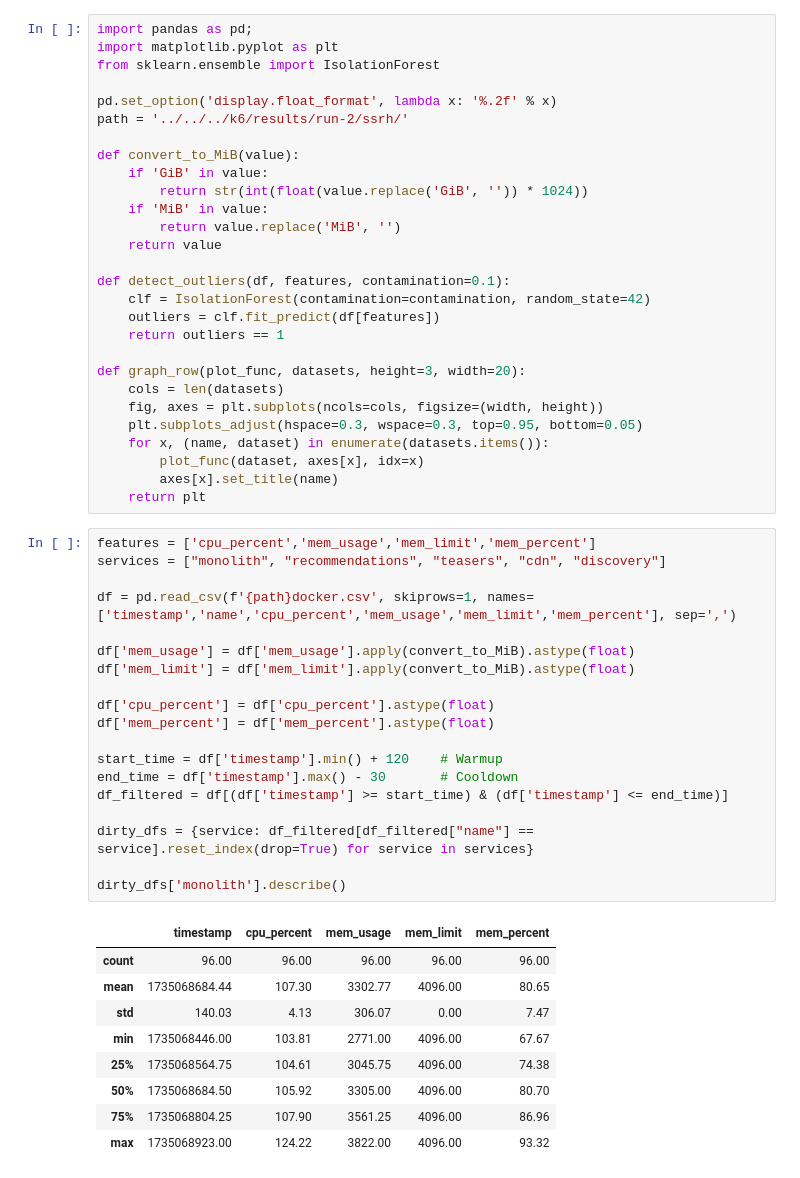
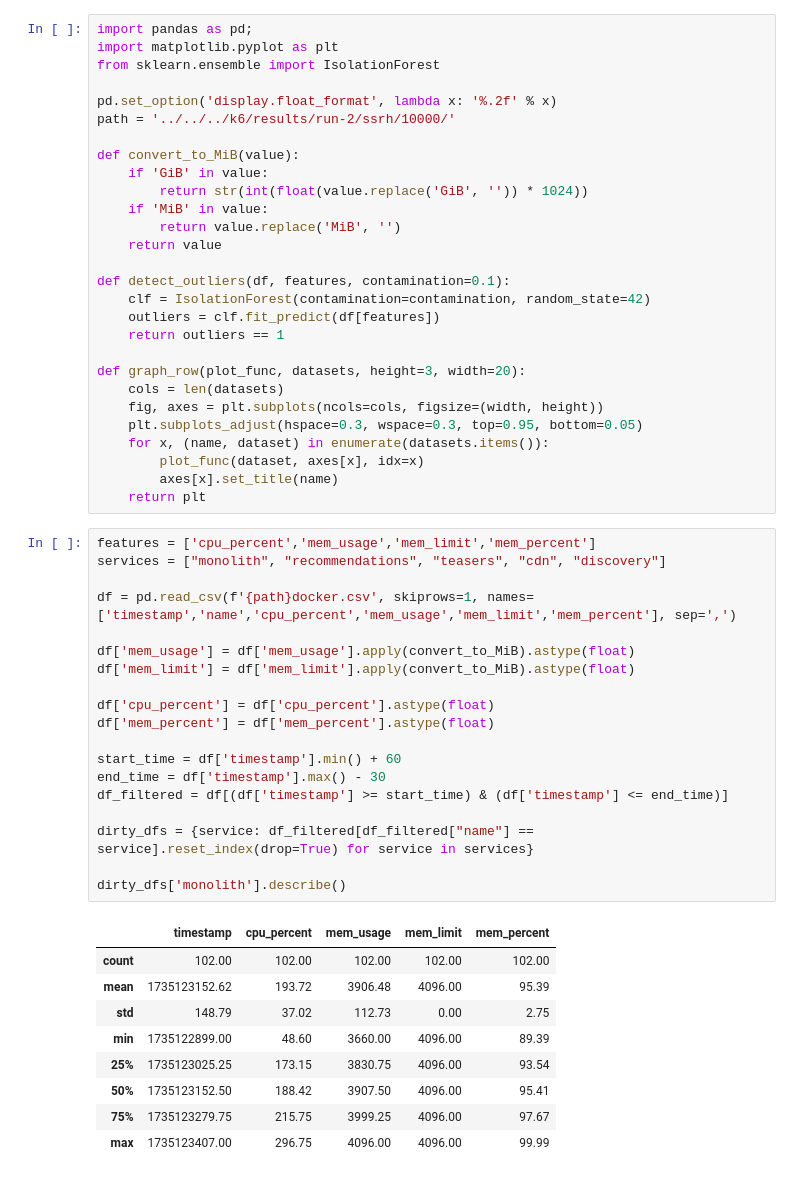
Before and after one commit to Aukevanoost/migrating-stateful-monoliths-to-microfrontends, a Jupyter notebook: analytics/notebooks/server/ssrh-docker.ipynb, the cells around one changed output. Drawn from its saved outputs; the diff is of its cells as text.

```diff
--- a/analytics/notebooks/server/ssrh-docker.ipynb
+++ b/analytics/notebooks/server/ssrh-docker.ipynb
@@ -4,7 +4,7 @@ import matplotlib.pyplot as plt
 from sklearn.ensemble import IsolationForest
 
 pd.set_option('display.float_format', lambda x: '%.2f' % x)
-path = '../../../k6/results/run-2/ssrh/'
+path = '../../../k6/results/run-2/ssrh/10000/'
 
 def convert_to_MiB(value):
     if 'GiB' in value:
@@ -29,32 +29,32 @@ def graph_row(plot_func, datasets, height=3, width=20):
 # %%
 features = ['cpu_percent','mem_usage','mem_limit','mem_percent']
 services = ["monolith", "recommendations", "teasers", "cdn", "discovery"]
 
 df = pd.read_csv(f'{path}docker.csv', skiprows=1, names=['timestamp','name','cpu_percent','mem_usage','mem_limit','mem_percent'], sep=',')
 
 df['mem_usage'] = df['mem_usage'].apply(convert_to_MiB).astype(float)
 df['mem_limit'] = df['mem_limit'].apply(convert_to_MiB).astype(float)
 
 df['cpu_percent'] = df['cpu_percent'].astype(float)
 df['mem_percent'] = df['mem_percent'].astype(float)
 
-start_time = df['timestamp'].min() + 120    # Warmup
-end_time = df['timestamp'].max() - 30       # Cooldown
+start_time = df['timestamp'].min() + 60
+end_time = df['timestamp'].max() - 30
 df_filtered = df[(df['timestamp'] >= start_time) & (df['timestamp'] <= end_time)]
 
 dirty_dfs = {service: df_filtered[df_filtered["name"] == service].reset_index(drop=True) for service in services}
 
 dirty_dfs['monolith'].describe()
 # %% [output]
 |  | timestamp | cpu_percent | mem_usage | mem_limit | mem_percent |
-| count | 96.00 | 96.00 | 96.00 | 96.00 | 96.00 |
-| mean | 1735068684.44 | 107.30 | 3302.77 | 4096.00 | 80.65 |
-| std | 140.03 | 4.13 | 306.07 | 0.00 | 7.47 |
-| min | 1735068446.00 | 103.81 | 2771.00 | 4096.00 | 67.67 |
-| 25% | 1735068564.75 | 104.61 | 3045.75 | 4096.00 | 74.38 |
-| 50% | 1735068684.50 | 105.92 | 3305.00 | 4096.00 | 80.70 |
-| 75% | 1735068804.25 | 107.90 | 3561.25 | 4096.00 | 86.96 |
-| max | 1735068923.00 | 124.22 | 3822.00 | 4096.00 | 93.32 |
+| count | 102.00 | 102.00 | 102.00 | 102.00 | 102.00 |
+| mean | 1735123152.62 | 193.72 | 3906.48 | 4096.00 | 95.39 |
+| std | 148.79 | 37.02 | 112.73 | 0.00 | 2.75 |
+| min | 1735122899.00 | 48.60 | 3660.00 | 4096.00 | 89.39 |
+| 25% | 1735123025.25 | 173.15 | 3830.75 | 4096.00 | 93.54 |
+| 50% | 1735123152.50 | 188.42 | 3907.50 | 4096.00 | 95.41 |
+| 75% | 1735123279.75 | 215.75 | 3999.25 | 4096.00 | 97.67 |
+| max | 1735123407.00 | 296.75 | 4096.00 | 4096.00 | 99.99 |
 # %%
 def plot_outliers(_df, d, loc, mask):
     loc.plot(_df['cpu_percent'], color='gray', alpha=0.5)
```
Also changed, not shown: parts of 5 cells of this notebook, 7 other files.
